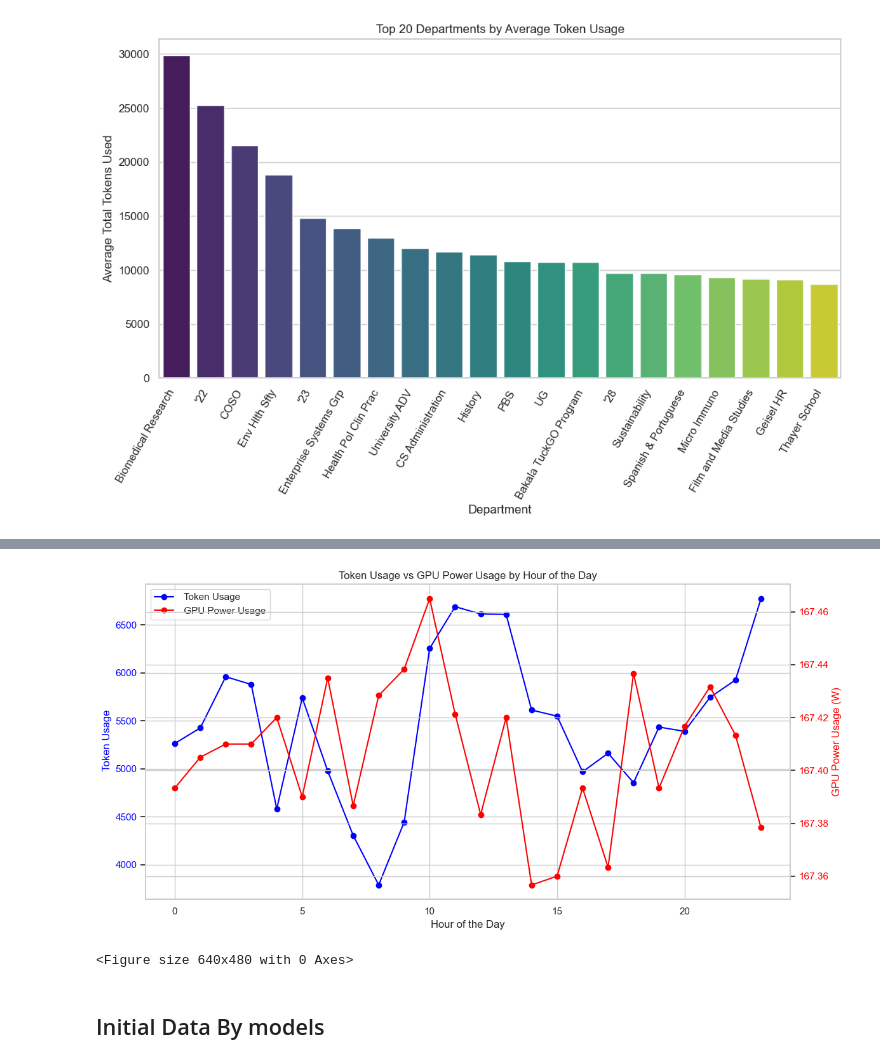
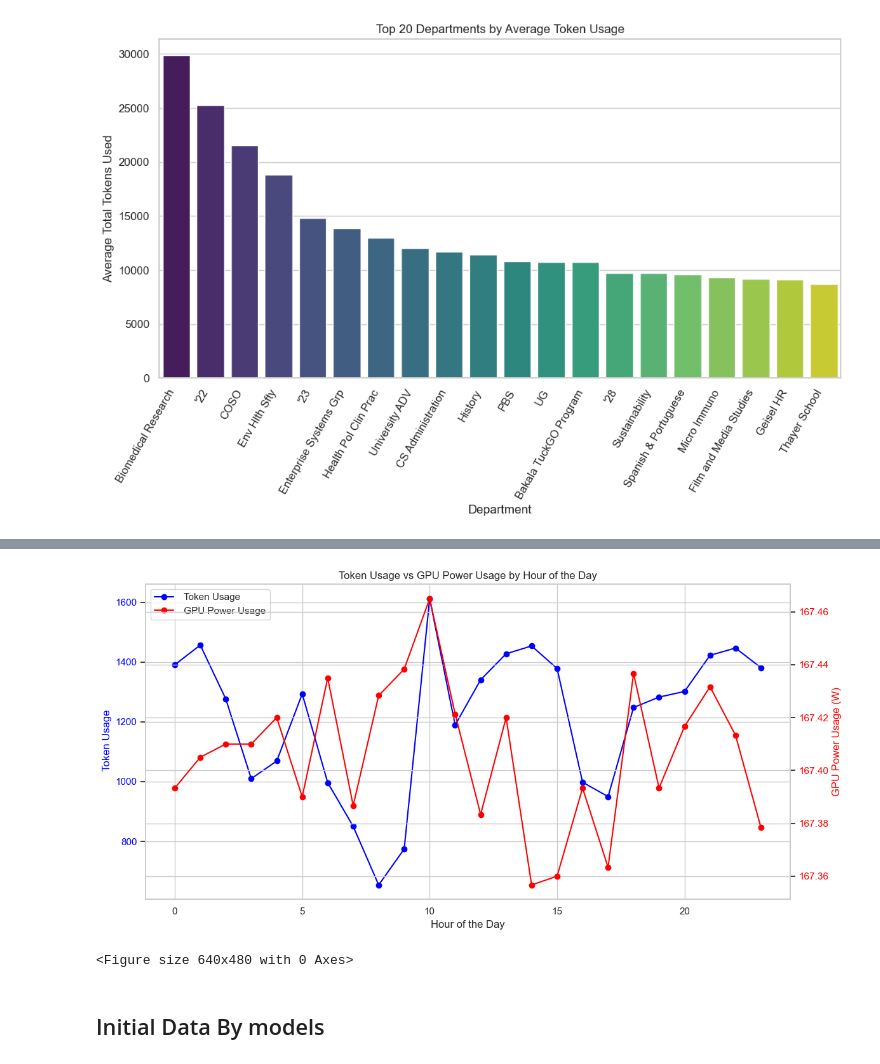
Before and after one commit to xerader/energy-and-ai, a Jupyter notebook: Data Analysis.ipynb, the cells around one changed output, grey strips where cells are left out. Cells and saved outputs as stored; diff of their text form; code cells hidden in the pictures.

```diff
--- a/data/Data Analysis.ipynb
+++ b/Data Analysis.ipynb
@@ -7,9 +7,9 @@ output_dir = "../outputs/"
 ## Initial Data
 Data collected on 04/16
 # %%
-dart_user = pd.read_csv("./First/dart_user.csv", header=0)
-token_usage = pd.read_csv("./First/token_usage_log.csv")
-gpu_power_usage = pd.read_csv("./First/GPU Power Usage-data-as-joinbyfield-2025-04-16 11_34_47.csv", header = 1)
+dart_user = pd.read_csv("./data/First/dart_user.csv", header=0)
+token_usage = pd.read_csv("./data/First/token_usage_log.csv")
+gpu_power_usage = pd.read_csv("./data/First/GPU Power Usage-data-as-joinbyfield-2025-04-16 11_34_47.csv", header = 1)
 
 
 # merged
@@ -159,9 +161,8 @@ gpu_power_usage['total'] = gpu_power_usage[[x for x in gpu_power_usage.columns i
 gpu_power_usage_hour = gpu_power_usage.groupby(['hour']).agg({'total': 'mean'}).reset_index()
 gpu_power_usage_day = gpu_power_usage.groupby(['day']).agg({'total': 'mean'}).reset_index()
 
+local_models = ['llama', 'mistral']
+token_usage_local = df[df['model'].str.contains('|'.join(local_models))]
 
-# normalize
-
-# Set the style for seaborn plots
-
-token_usage_hour['normalized_total_tokens'] = token_usage_hour['total_tokens'] / token_usage_hour['total_tokens'].max()
+token_usage_local_hour = token_usage_local.groupby(['hour']).agg({'total_tokens': 'mean'}).reset_index()
+token_usage_local_day = token_usage_local.groupby(['day']).agg({'total_tokens': 'mean'}).reset_index()
@@ -170,35 +191,35 @@ token_usage_hour['normalized_total_tokens'] = token_usage_hour['total_tokens'] /
 fig, ax1 = plt.subplots(figsize=(12, 6))
 
 # Plot token usage on primary axis (left)
 color = 'blue'
 ax1.set_xlabel('Hour of the Day')
 ax1.set_ylabel(' Token Usage', color=color)
-ax1.plot(token_usage_hour['hour'], token_usage_hour['total_tokens'],
+ax1.plot(token_usage_local_hour['hour'], token_usage_local_hour['total_tokens'],
          marker='o', color=color, label=' Token Usage')
 ax1.tick_params(axis='y', labelcolor=color)
 
 # Create secondary axis (right) sharing the same x-axis
 ax2 = ax1.twinx()
 color = 'red'
 ax2.plot(gpu_power_usage_hour['hour'], gpu_power_usage_hour['total'],
          marker='o', color=color, label=' GPU Power Usage')
 ax2.tick_params(axis='y', labelcolor=color)
 ax2.set_ylabel('GPU Power Usage (W)', color=color)
 # Add title
 plt.title('Token Usage vs GPU Power Usage by Hour of the Day')
 
 # Add legend
 lines1, labels1 = ax1.get_legend_handles_labels()
 lines2, labels2 = ax2.get_legend_handles_labels()
 ax1.legend(lines1 + lines2, labels1 + labels2, loc='upper left')
 
 # Show plot
 plt.tight_layout()
 plt.show()
 
 plt.savefig(f"{output_dir}/token_usage_vs_gpu_power_usage_by_hour.png")
 # %% [output]
-[figure, old version]
+[figure, new version]
 <Figure size 640x480 with 0 Axes>
 # %% [markdown]
 ## Initial Data By models
```
Also changed, not shown: parts of 9 cells of this notebook, 1 other file.
